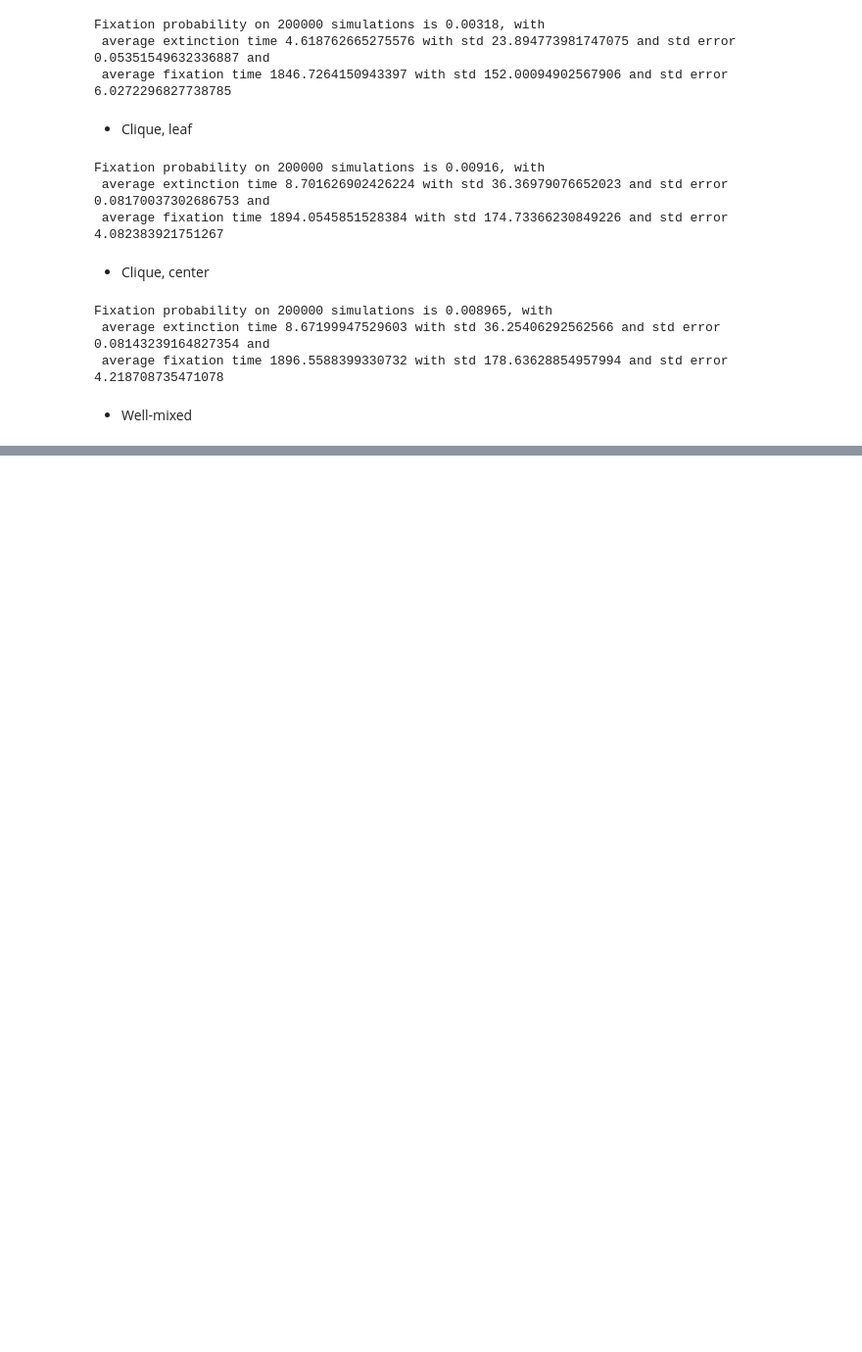
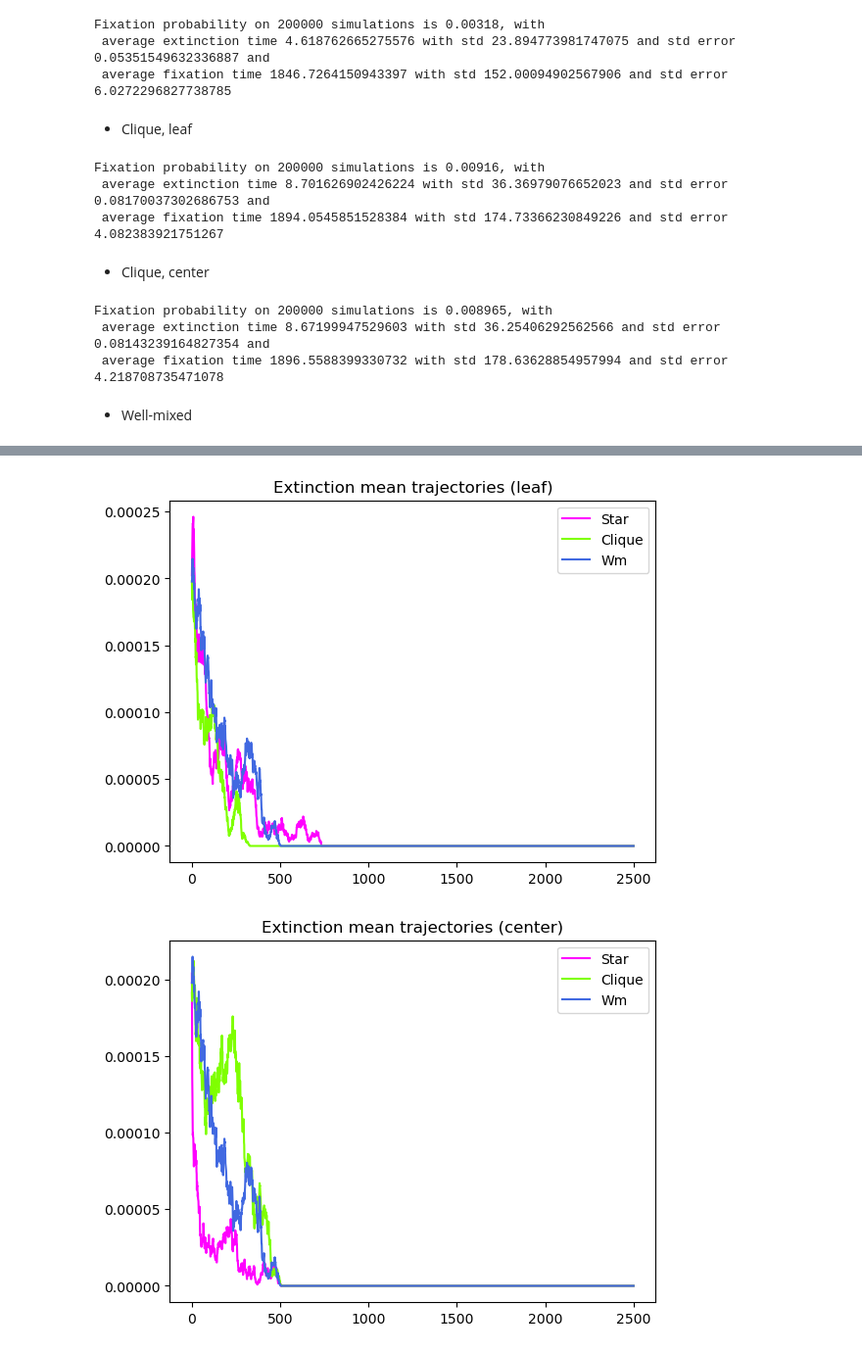
Before and after one commit to LisaPaganiEPFL/Lab-Immersion, a Jupyter notebook: Acceleration experiments/AmplificationTest5.ipynb, the cells around one changed output, grey strips where cells are left out. Shown: that part at 98% size. Saved outputs shown, nothing was run; the diff lists cells and outputs as text; code cells hidden in the pictures; blank space fills up the shorter version.

```diff
--- a/Acceleration experiments/AmplificationTest5.ipynb
+++ b/Acceleration experiments/AmplificationTest5.ipynb
@@ -437,0 +503,17 @@ print(f'Fixation probability on {nb_sim} simulations is {wm_fp}, with \n average
+# %%
+plt.plot(np.arange(1,x+1,1),star_ex_leaf,color=center,label='Star')
+plt.plot(np.arange(1,x+1,1),clique_ex_leaf,color=leaf1,label='Clique')
+plt.plot(np.arange(1,x+1,1),wm_ex,color=leaf2,label='Wm')
+plt.title('Extinction mean trajectories (leaf)')
+plt.legend()
+plt.show()
+
+plt.plot(np.arange(1,x+1,1),star_ex_center,color=center,label='Star')
+plt.plot(np.arange(1,x+1,1),clique_ex_center,color=leaf1,label='Clique')
+plt.plot(np.arange(1,x+1,1),wm_ex,color=leaf2,label='Wm')
+plt.title('Extinction mean trajectories (center)')
+plt.legend()
+plt.show()
+# %% [output]
+[figure, added]
+[figure, added]
```
Also changed, not shown: parts of 16 cells of this notebook.
